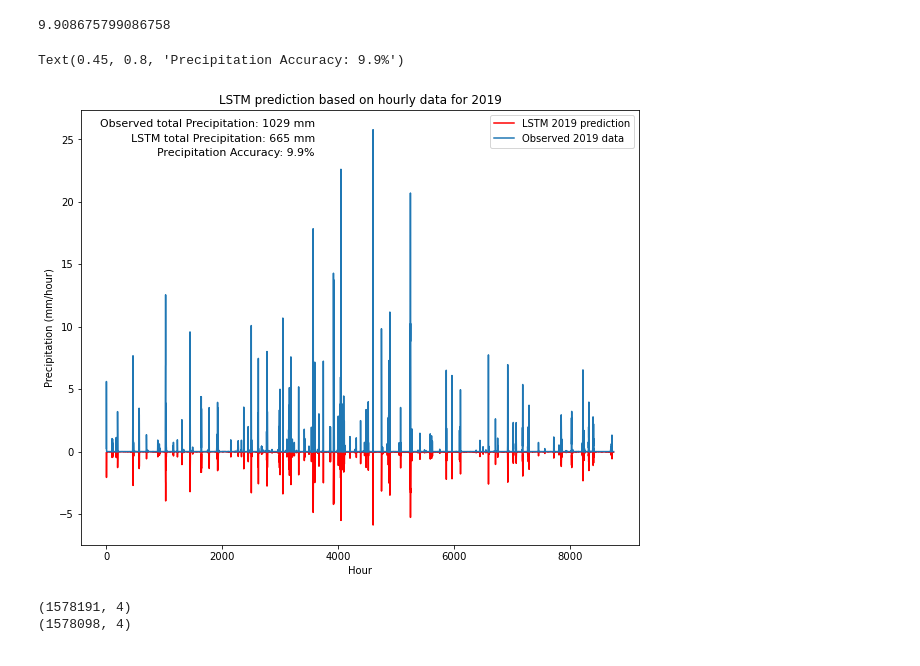
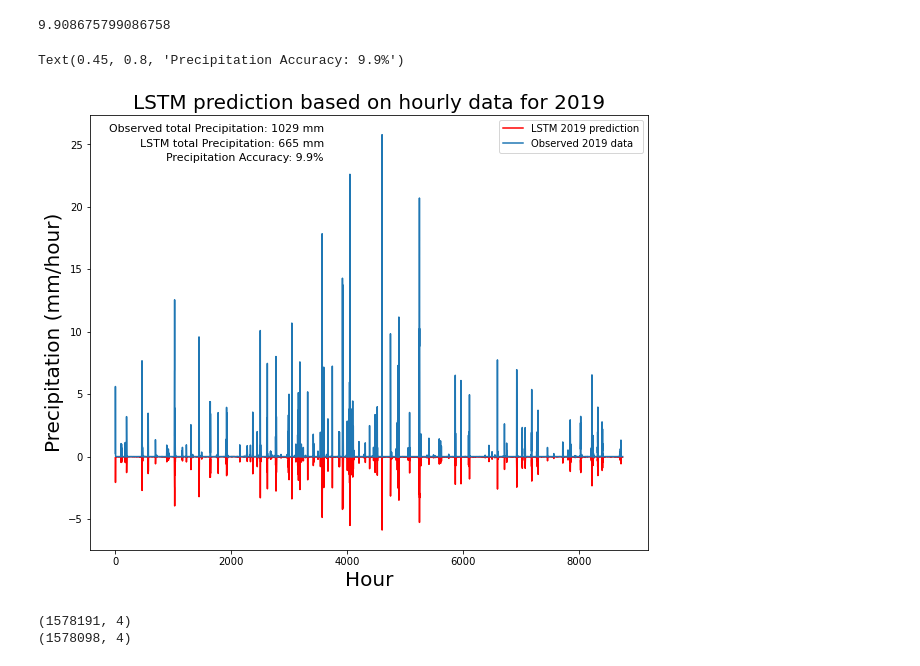
Before and after one commit to zhangt3-e/senior_thesis, a Jupyter notebook: Code/LSTM.ipynb, the cells around one changed output. Saved outputs shown, nothing was run; the diff lists cells and outputs as text; code cells hidden in the pictures.

```diff
--- a/Code/LSTM.ipynb
+++ b/Code/LSTM.ipynb
@@ -255,17 +255,17 @@ print(accuracy_hour)
 # %%
 plt.figure(figsize = (10, 8))
 plt.plot(-LSTM_predict_hour, color = 'r')
 plt.plot(Actual_hour)
-plt.xlabel('Hour')
-plt.ylabel('Precipitation (mm/hour)')
-plt.title('LSTM prediction based on hourly data for 2019')
+plt.xlabel('Hour', fontsize = 20)
+plt.ylabel('Precipitation (mm/hour)', fontsize = 20)
+plt.title('LSTM prediction based on hourly data for 2019', fontsize = 20)
 plt.legend(['LSTM 2019 prediction', 'Observed 2019 data'])
 plt.figtext(0.45, 0.825, 'LSTM total Precipitation: ' + str(round(np.sum(LSTM_predict_hour))) + ' mm', fontsize = 11, ha = 'right')
 plt.figtext(0.45, 0.85, 'Observed total Precipitation: ' + str(round(actual_hour_precip)) + ' mm', fontsize = 11, ha = 'right')
 plt.figtext(0.45, 0.8, 'Precipitation Accuracy: '  + str(round(accuracy_hour,1)) + '%', fontsize = 11, ha = 'right')
 # %% [output]
 Text(0.45, 0.8, 'Precipitation Accuracy: 9.9%')
-[figure, old version]
+[figure, new version]
 # %%
 Whole_all = np.concatenate([Whole18, Whole19, Whole20], axis = 0)
 print(Whole_all.shape)
```
Also changed, not shown: parts of 3 cells of this notebook, 20 other files.
